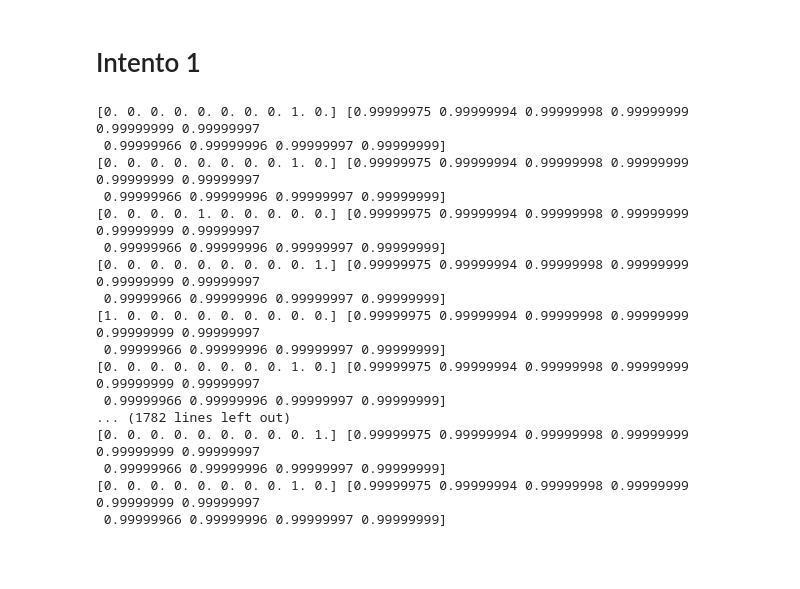
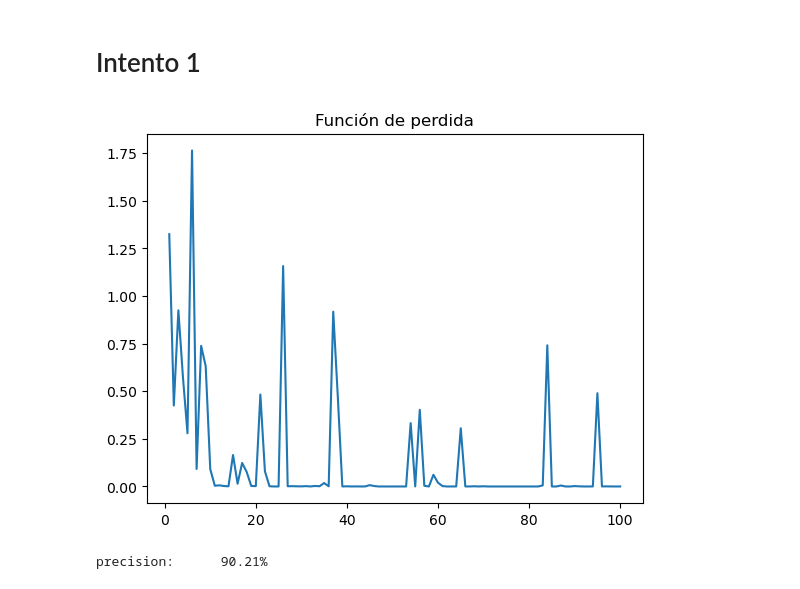
Before and after one commit to jbarberia/sia-tp3, a Jupyter notebook: src/Ejercicio4.ipynb, the cells around one changed output. Cells and saved outputs as stored; diff of their text form; code cells hidden in the pictures; blank space fills up the shorter version.

```diff
--- a/src/Ejercicio4.ipynb
+++ b/src/Ejercicio4.ipynb
@@ -32,5 +34,11 @@ for i, t in enumerate(digits.target):
     target[i, t] = 1
 
 x_train, x_test, y_train, y_test = train_test_split(
-    digits.data, target, test_size=0.5, shuffle=False
+    digits.data / 16.0, target, test_size=0.5, shuffle=False
 )
+
+print("Dato de entrada:")
+print(x_train[0])
+print()
+print("Dato de salida:")
+print(y_train[0])
@@ -37,32 +57,34 @@ x_train, x_test, y_train, y_test = train_test_split(
 # %% [markdown]
 # Intento 1
 # %%
-l1 = Layer(x_train.shape[-1], 32)
-l2 = Layer(32, 32)
-l3 = Layer(32, y_train.shape[-1])
+l1 = Layer(x_train.shape[-1], 15)
+l2 = Layer(15, y_train.shape[-1])
 
-nn = NN([l1, l2, l3])
-nn.train(x_train, y_train, epochs=1000, learning_rate=0.01)
+optimizer = Adam()
+optimizer.learning_rate = 0.01
 
-y_hat = [nn.forward(x) for x in x_test]
+nn = NN([l1, l2], optimizer)
+results = nn.train(x_train, y_train, epochs=100, batch_size=10)
+# %%
+plt.plot(results["epoch"], results["total_loss"])
+plt.title("Función de perdida")
+plt.show()
+# %% [output]
+[figure, added]
 # %%
+# Convierto la salida de la NN a la categoria más elevada
+output = [nn.forward(x) for x in x_test]
+y_hat = np.zeros_like(y_test)
+for i, o in enumerate(output):
+    j = np.argmax(o)
+    y_hat[i][j] = 1
+
+# Veo los aciertos que se tiene
+aciertos = 0
 for yi, yi_hat in zip(y_test, y_hat):
-    print(yi, yi_hat)
+    if (yi == yi_hat).all():
+        aciertos += 1
+
+print("precision:\t{:.2%}".format(aciertos / len(y_test)))
 # %% [output]
-[0. 0. 0. 0. 0. 0. 0. 0. 1. 0.] [0.99999975 0.99999994 0.99999998 0.99999999 0.99999999 0.99999997
- 0.99999966 0.99999996 0.99999997 0.99999999]
-[0. 0. 0. 0. 0. 0. 0. 0. 1. 0.] [0.99999975 0.99999994 0.99999998 0.99999999 0.99999999 0.99999997
- 0.99999966 0.99999996 0.99999997 0.99999999]
-[0. 0. 0. 0. 1. 0. 0. 0. 0. 0.] [0.99999975 0.99999994 0.99999998 0.99999999 0.99999999 0.99999997
- 0.99999966 0.99999996 0.99999997 0.99999999]
-[0. 0. 0. 0. 0. 0. 0. 0. 0. 1.] [0.99999975 0.99999994 0.99999998 0.99999999 0.99999999 0.99999997
- 0.99999966 0.99999996 0.99999997 0.99999999]
-[1. 0. 0. 0. 0. 0. 0. 0. 0. 0.] [0.99999975 0.99999994 0.99999998 0.99999999 0.99999999 0.99999997
- 0.99999966 0.99999996 0.99999997 0.99999999]
-[0. 0. 0. 0. 0. 0. 0. 0. 1. 0.] [0.99999975 0.99999994 0.99999998 0.99999999 0.99999999 0.99999997
- 0.99999966 0.99999996 0.99999997 0.99999999]
-... (1782 lines left out)
-[0. 0. 0. 0. 0. 0. 0. 0. 0. 1.] [0.99999975 0.99999994 0.99999998 0.99999999 0.99999999 0.99999997
- 0.99999966 0.99999996 0.99999997 0.99999999]
-[0. 0. 0. 0. 0. 0. 0. 0. 1. 0.] [0.99999975 0.99999994 0.99999998 0.99999999 0.99999999 0.99999997
- 0.99999966 0.99999996 0.99999997 0.99999999]
+precision:      90.21%
```
Also changed, not shown: parts of 5 cells of this notebook, 1 other file.
